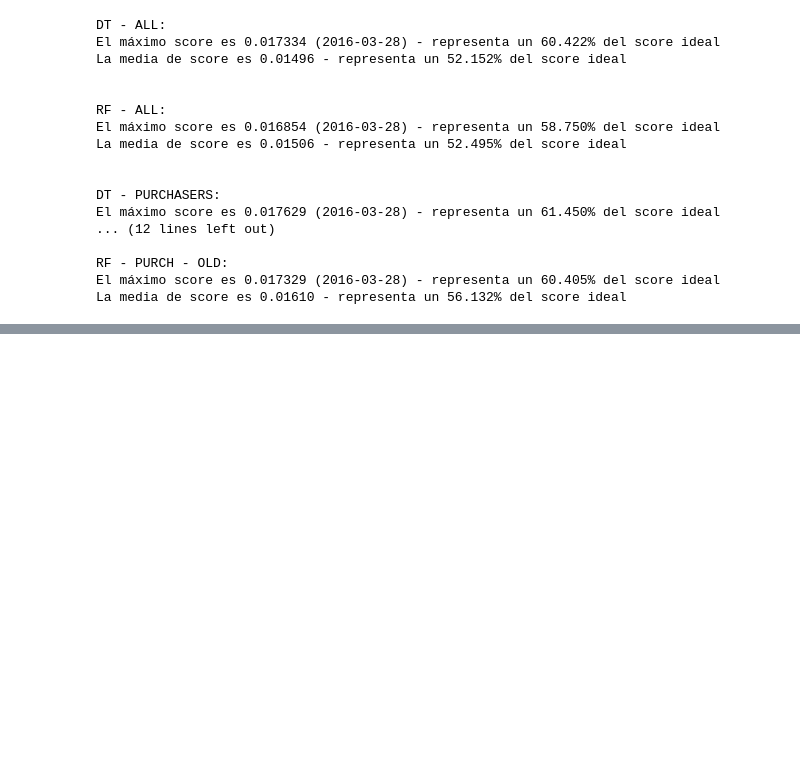
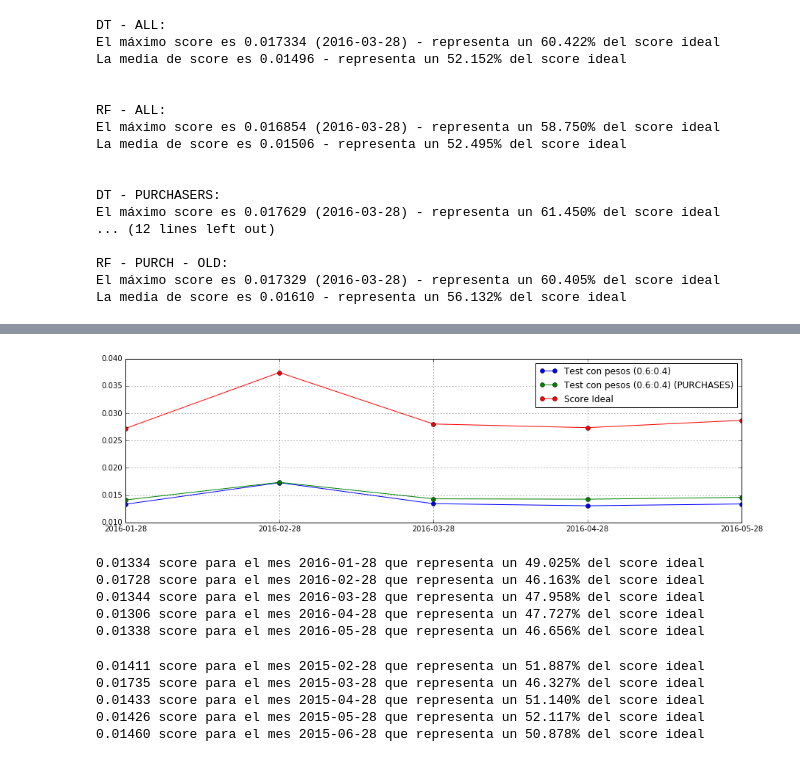
Before and after one commit to sergioml/degree_project, a Jupyter notebook: results.ipynb, the cells around one changed output, grey strips where cells are left out. Saved outputs shown, nothing was run; the diff lists cells and outputs as text; code cells hidden in the pictures; blank space fills up the shorter version.

```diff
--- a/results.ipynb
+++ b/results.ipynb
@@ -196,0 +263,36 @@ score[1:].mean()
+# %%
+weight_v1_purch = pd.read_csv('scripts/results/WEIGHT_06_04_RF_PURCHASERS.csv')
+score_weight_v1_purch = weight_v1_purch.loc[:, 'score'].values
+# %%
+weight_v1 = pd.read_csv('scripts/results/first_try/WEIGHT_06_04_RF_ORIGINAL.csv')
+score_weight_v1 = weight_v1.loc[:, 'score'].values
+
+plt.figure(figsize=(15, 4))
+plt.plot(score_weight_v1, '-o', score_weight_v1_purch, '-o', ideal_scores, '-o')
+plt.xticks(range(len(dates)), dates)
+plt.legend(['Test con pesos (0.6:0.4)', 'Test con pesos (0.6:0.4) (PURCHASES)', 'Score Ideal'], loc=0)
+plt.grid()
+# %% [output]
+[figure, added]
+# %%
+for i, score in enumerate(score_weight_v1):
+    ideal = ideal_scores[i]
+    date = dates[i]
+    print("{:.5f} score para el mes {} que representa un {:.3f}% del score ideal".format(score, date, score*100/ideal))
+# %% [output]
+0.01334 score para el mes 2016-01-28 que representa un 49.025% del score ideal
+0.01728 score para el mes 2016-02-28 que representa un 46.163% del score ideal
+0.01344 score para el mes 2016-03-28 que representa un 47.958% del score ideal
+0.01306 score para el mes 2016-04-28 que representa un 47.727% del score ideal
+0.01338 score para el mes 2016-05-28 que representa un 46.656% del score ideal
+# %%
+for i, score in enumerate(score_weight_v1_purch):
+    ideal = ideal_scores[i]
+    date = dates[i]
+    print("{:.5f} score para el mes {} que representa un {:.3f}% del score ideal".format(score, date, score*100/ideal))
+# %% [output]
+0.01411 score para el mes 2015-02-28 que representa un 51.887% del score ideal
+0.01735 score para el mes 2015-03-28 que representa un 46.327% del score ideal
+0.01433 score para el mes 2015-04-28 que representa un 51.140% del score ideal
+0.01426 score para el mes 2015-05-28 que representa un 52.117% del score ideal
+0.01460 score para el mes 2015-06-28 que representa un 50.878% del score ideal
```
Also changed, not shown: parts of 28 cells of this notebook.
